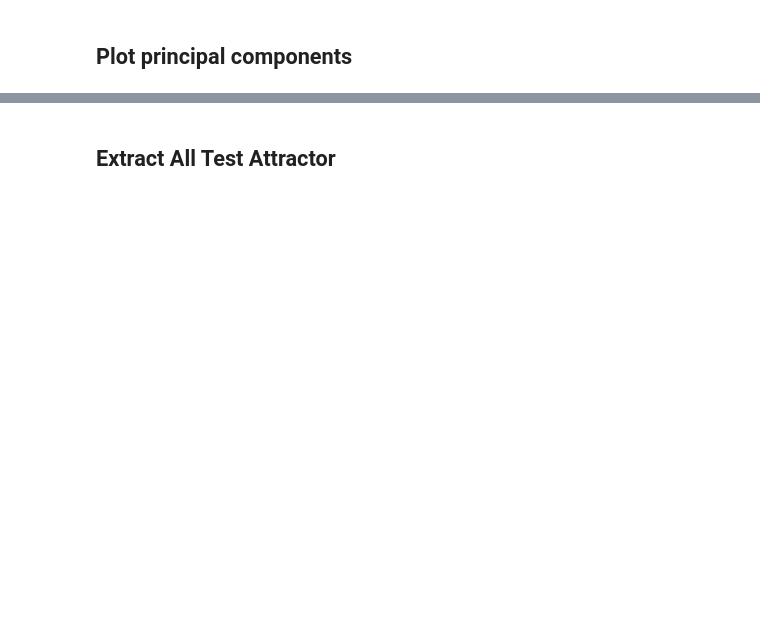
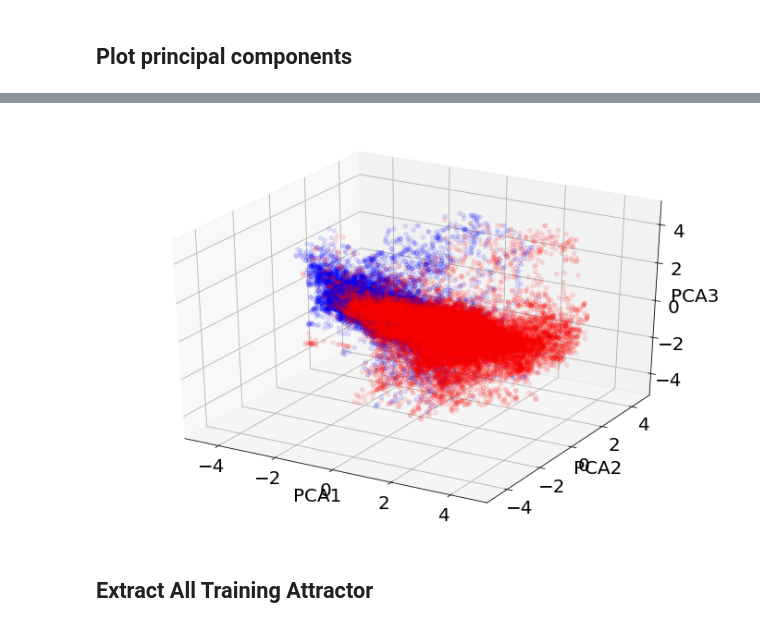
Before and after one commit to tky823/DNN-based_source_separation, a Jupyter notebook: egs/tutorials/danet/analyze_danet.ipynb, the cells around one changed output, grey strips where cells are left out. Saved outputs shown, nothing was run; the diff lists cells and outputs as text; code cells hidden in the pictures; blank space fills up the shorter version.

```diff
--- a/egs/tutorials/danet/analyze_danet.ipynb
+++ b/egs/tutorials/danet/analyze_danet.ipynb
@@ -162,7 +155,7 @@ for idx in range(n_sources):
 # %% [markdown]
 ## Plot principal components
 # %%
-def plot_latent_2d(latent, attractor, mask, alpha=0.1, lims=None):
+def plot_latent_2d(latent, attractor, mask, alpha=0.1, lims=None, show_legend=False, save_path=None):
     n_sources = mask.size(0)
     plt.figure(figsize=(12, 8))
 
@@ -172,9 +165,8 @@ def plot_latent_2d(latent, attractor, mask, alpha=0.1, lims=None):
         x, y = torch.unbind(latent[indices], dim=1)[:2]
         plt.scatter(x, y, color=color, alpha=alpha)
 
-    for idx in range(n_sources):
-        x, y = torch.unbind(attractor[idx], dim=1)[:2]
-        plt.scatter(x, y, color="black", marker="^", s=300, linewidths=3, edgecolors="white")
+    x, y = torch.unbind(attractor, dim=1)[:2]
+    plt.scatter(x, y, color="black", marker="^", s=300, linewidths=3, edgecolors="white", label="Attractor")
 
     if lims is not None:
         plt.xlim(lims)
@@ -183,10 +175,17 @@ def plot_latent_2d(latent, attractor, mask, alpha=0.1, lims=None):
     plt.xlabel("PCA1")
     plt.ylabel("PCA2")
 
-    plt.show()
+    if show_legend:
+        plt.legend()
+
+    if save_path is None:
+        plt.show()
+    else:
+        plt.savefig(save_path, bbox_inches="tight")
+
     plt.close()
 
-def plot_latent_3d(latent, attractor, mask, alpha=0.1, lims=None):
+def plot_latent_3d(latent, attractor, mask, alpha=0.1, lims=None, show_legend=False, save_path=None):
     n_sources = mask.size(0)
 
     fig = plt.figure(figsize=(12, 8))
@@ -196,11 +195,20 @@ def plot_latent_3d(latent, attractor, mask, alpha=0.1, lims=None):
         color = COLORS[idx]
         indices, = torch.nonzero(mask[idx].flatten(), as_tuple=True)
         x, y, zs = torch.unbind(latent[indices], dim=1)[:3]
+
+        if lims is not None:
+            vmin, vmax = lims
+            cond_x = torch.logical_and(vmin < x, x < vmax)
+            cond_y = torch.logical_and(vmin < y, y < vmax)
+            cond_z = torch.logical_and(vmin < zs, zs < vmax)
+            cond_xy = torch.logical_and(cond_x, cond_y)
+            cond_xyz = torch.logical_and(cond_xy, cond_z)
+            x, y, zs = x[cond_xyz], y[cond_xyz], zs[cond_xyz]
+
         ax.scatter(x, y, zs=zs, color=color, alpha=alpha)
 
-    for idx in range(n_sources):
-        x, y, zs = torch.unbind(attractor[idx], dim=1)[:3]
-        ax.scatter(x, y, zs=zs, color="black", marker="^", s=300, linewidths=3, edgecolors="white")
+    x, y, zs = torch.unbind(attractor, dim=1)[:3]
+    ax.scatter(x, y, zs=zs, color="black", marker="^", s=300, linewidths=3, edgecolors="white", label="Attractor")
 
     if lims is not None:
         ax.set_xlim(lims)
@@ -211,5 +219,12 @@ def plot_latent_3d(latent, attractor, mask, alpha=0.1, lims=None):
     ax.set_ylabel("PCA2")
     ax.set_zlabel("PCA3")
 
-    plt.show()
+    if show_legend:
+        plt.legend()
+
+    if save_path is None:
+        plt.show()
+    else:
+        plt.savefig(save_path, bbox_inches="tight")
+
     plt.close()
@@ -232,7 +312,10 @@ plot_latent_2d(latent_projected, attractor_projected, mask * threshold_weight, l
 # %%
-plot_latent_3d(latent_projected, attractor_projected, mask * threshold_weight, lims=(-5, 5))
+save_path = None # os.path.join(save_dir, "embedding-3d.png")
+plot_latent_3d(latent_projected, attractor_projected, mask * threshold_weight, lims=(-5, 5), show_legend=False, save_path=save_path)
+# %% [output]
+[figure, added]
 # %% [markdown]
-## Extract All Test Attractor
+## Extract All Training Attractor
 # %%
 attractors = []
 
```
Also changed, not shown: parts of 30 cells of this notebook, 6 other files.
